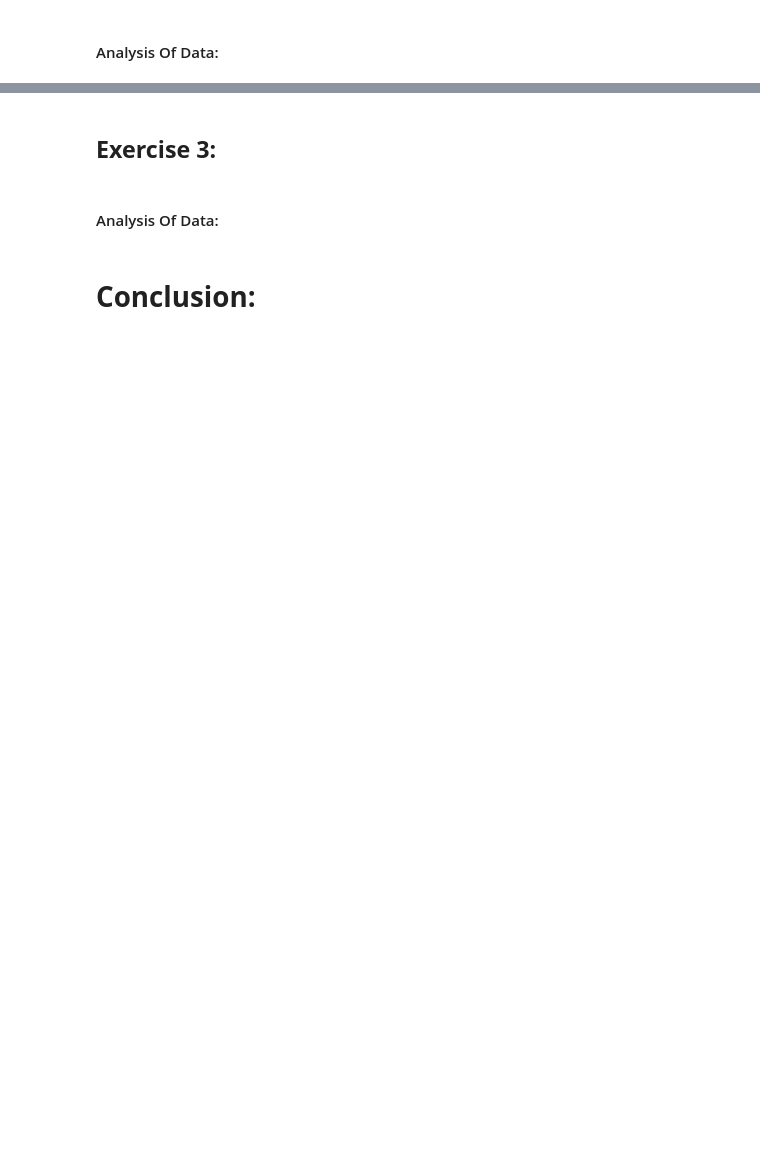
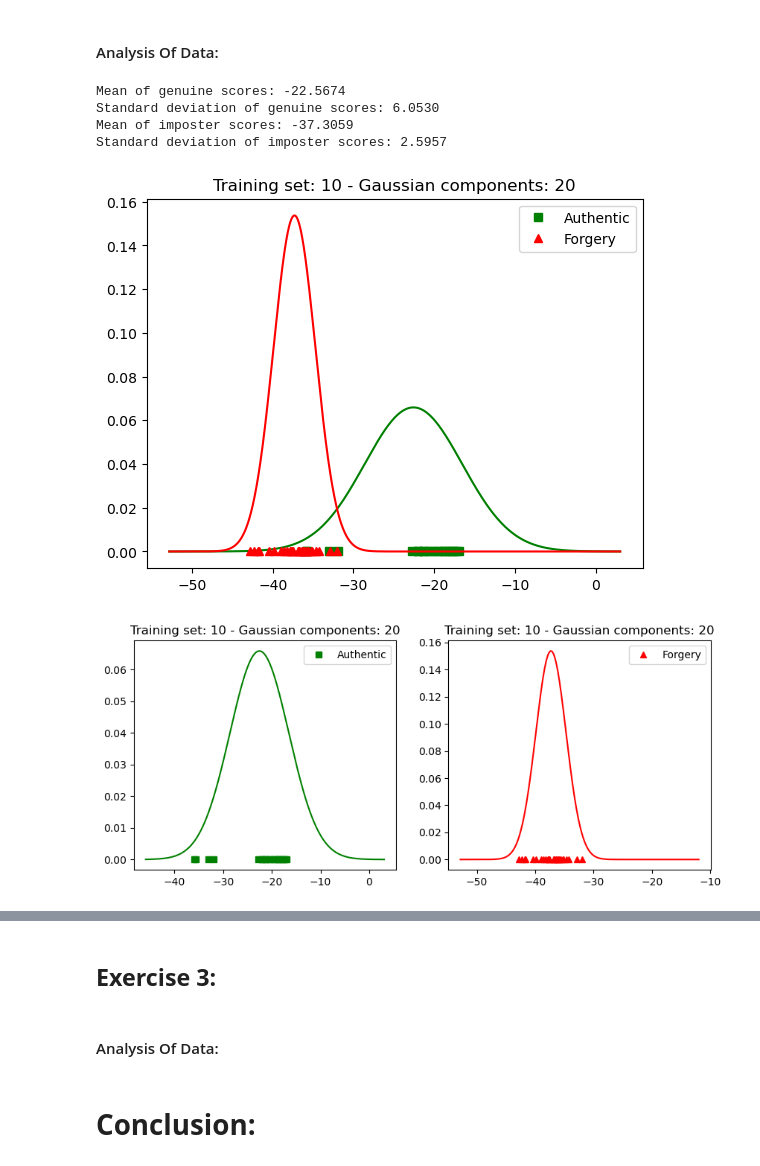
Before and after one commit to MushtabaA/ENCM509-Labs, a Jupyter notebook: Assignment 3/Lab03_Mushtaba_Al Yasseen_Usman_Khan_2024W.ipynb, the cells around one changed output, grey strips where cells are left out. Saved outputs shown, nothing was run; the diff lists cells and outputs as text; code cells hidden in the pictures; blank space fills up the shorter version.

```diff
--- a/Assignment 3/Lab03_Mushtaba_Al Yasseen_Usman_Khan_2024W.ipynb
+++ b/Assignment 3/Lab03_Mushtaba_Al Yasseen_Usman_Khan_2024W.ipynb
@@ -237,2 +246,11 @@ Size of the "imp_lst" vector: 30
 # %% [markdown]
 #### Analysis Of Data:
+# %%
+GMM_distribution(auth_lst, imp_lst, 10, 20)
+# %% [output]
+Mean of genuine scores: -22.5674
+Standard deviation of genuine scores: 6.0530
+Mean of imposter scores: -37.3059
+Standard deviation of imposter scores: 2.5957
+[figure, added]
+[figure, added]
```
Also changed, not shown: parts of 9 cells of this notebook, 1 other file.
